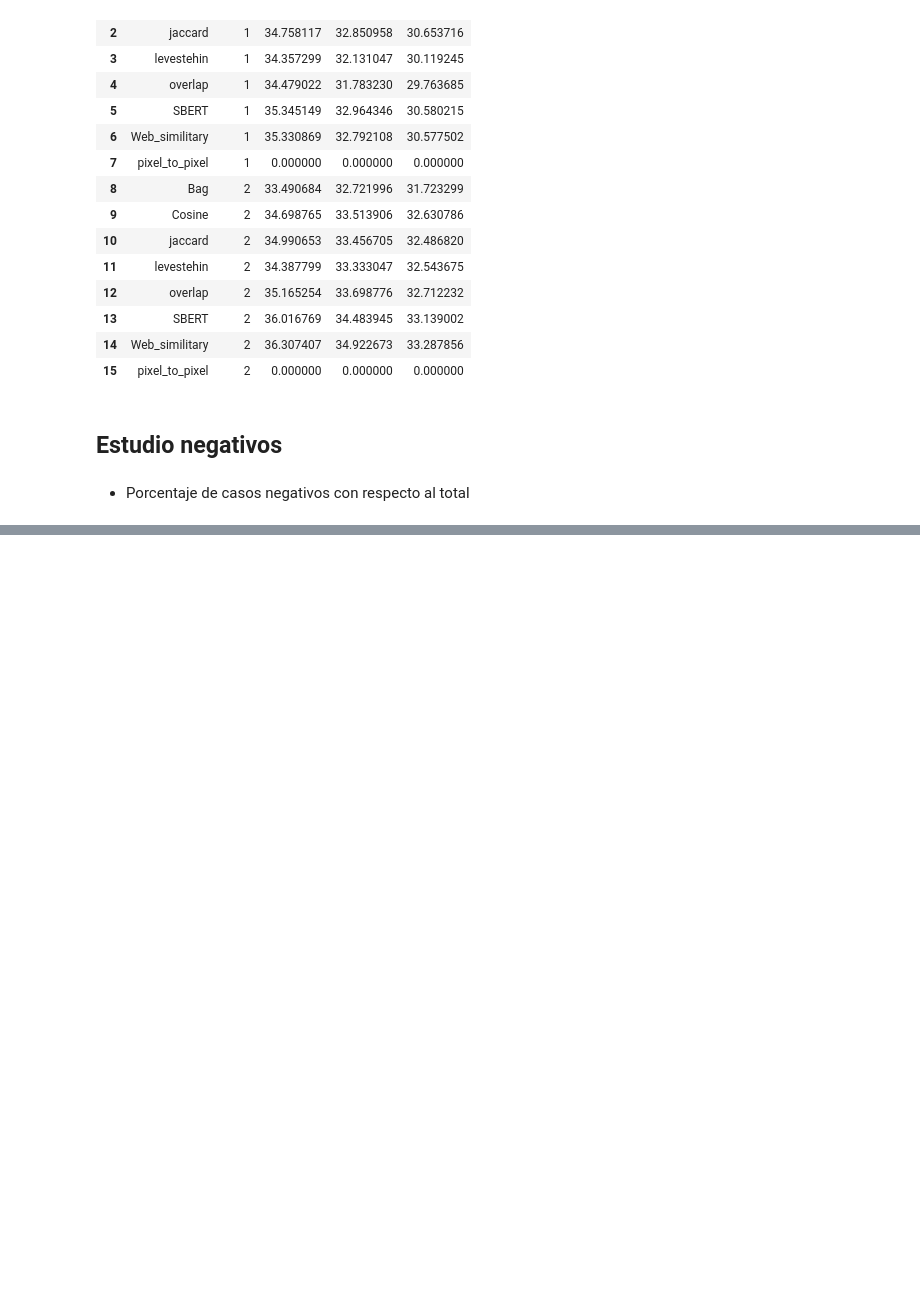
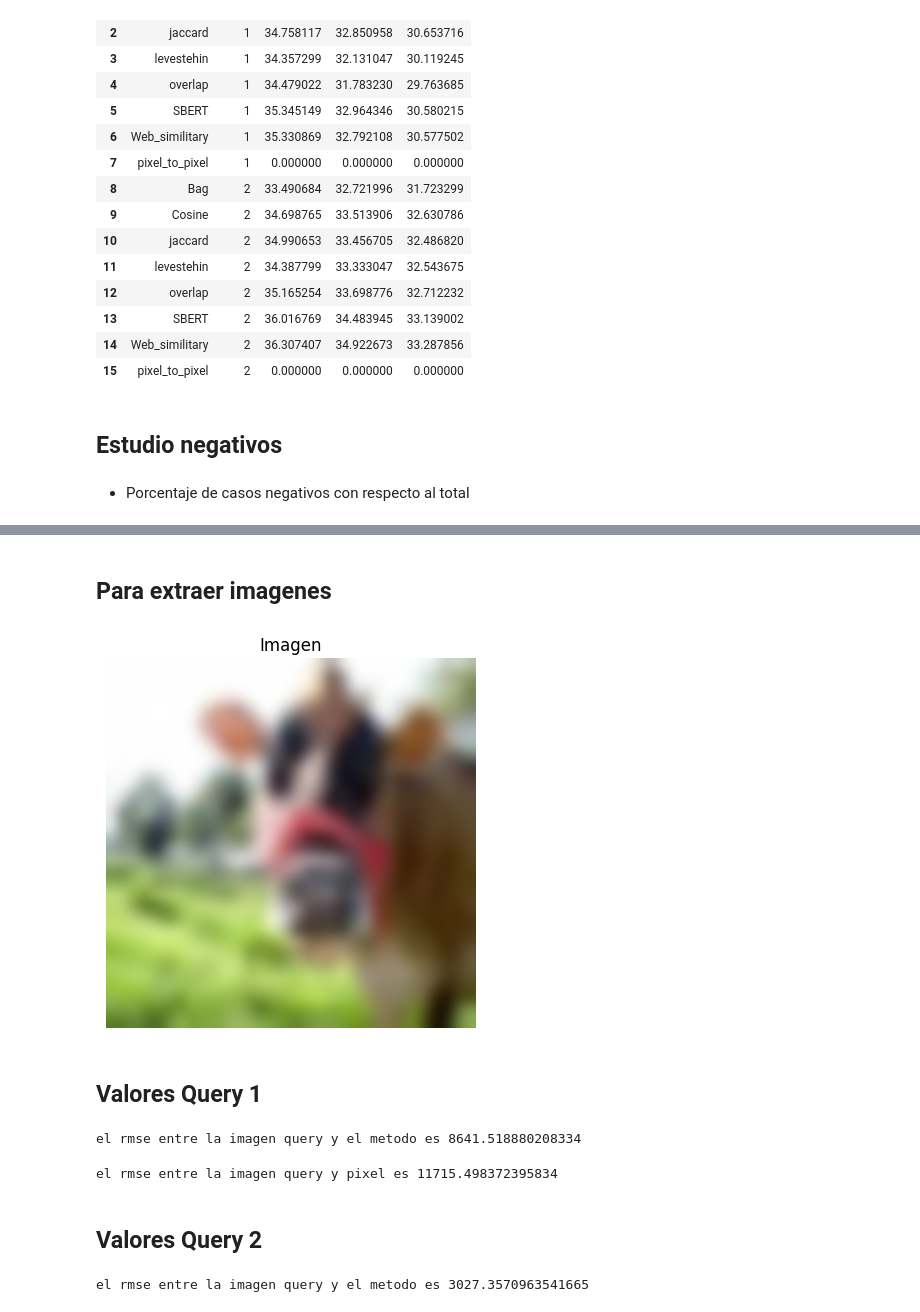
Before and after one commit to angelldavidd/Trabajo, a Jupyter notebook: Notebook/3.0 procesing-metricas_RMSE.ipynb, the cells around one changed output, grey strips where cells are left out. Saved outputs shown, nothing was run; the diff lists cells and outputs as text; code cells hidden in the pictures; blank space fills up the shorter version.

Commit message:
Estudios RMSE

```diff
--- a/Notebook/3.0 procesing-metricas_RMSE.ipynb
+++ b/Notebook/3.0 procesing-metricas_RMSE.ipynb
@@ -1349,0 +1352,2 @@ data.to_excel("Estudio_negativos_RSME.xlsx")
+# %%
+dataset=unpickle("/home/angel/Desktop/Escritorio/UCM/TFM/trabajo_local/dataset_animal_completo_info_respuesta_for_enero.pkl")
@@ -1349,0 +1374,44 @@ data.to_excel("Estudio_negativos_RSME.xlsx")
+# %% [markdown]
+## Para extraer imagenes
+# %%
+#%matplotlib notebook
+
+import matplotlib.pyplot as plt
+
+def mostrar_imagen(numero_imagen):
+    # Take the image from the dataset
+    image = numero_imagen
+    # Display the image with interpolation
+    plt.imshow(image, interpolation='bicubic')  # o use 'lanczos', 'bicubic', 'nearest' 'bilinear' para suevadad de la imagen
+    plt.title("Imagen")
+    plt.axis('off')
+    plt.show()
+
+def guardar_imagen(array_image,nombre_imagen:str):
+    from PIL import Image
+    imagen = Image.fromarray(array_image)
+    # Guardar
+    return imagen.save(nombre_imagen)
+
+mostrar_imagen(dataset[dataset["indice_main"]==0]["data_lista"].iloc[0].reshape(3,32,32).transpose(1,2,0))
+# %% [output]
+[figure, added]
+# %% [markdown]
+## Valores Query 1
+# %%
+rmse=rmse_manual(dataset[dataset["indice_main"]==0]["data_lista"].iloc[0].reshape(3,32,32).transpose(1,2,0),dataset[dataset["indice_main"]==529]["data_lista"].iloc[0].reshape(3,32,32).transpose(1,2,0))
+print(f"el rmse entre la imagen query y el metodo es {rmse}")
+# %% [output]
+el rmse entre la imagen query y el metodo es 8641.518880208334
+# %%
+rmse=rmse_manual(dataset[dataset["indice_main"]==0]["data_lista"].iloc[0].reshape(3,32,32).transpose(1,2,0),dataset[dataset["indice_main"]==762]["data_lista"].iloc[0].reshape(3,32,32).transpose(1,2,0))
+print(f"el rmse entre la imagen query y pixel es {rmse}")
+# %% [output]
+el rmse entre la imagen query y pixel es 11715.498372395834
+# %% [markdown]
+## Valores Query 2
+# %%
+rmse=rmse_manual(dataset[dataset["indice_main"]==316]["data_lista"].iloc[0].reshape(3,32,32).transpose(1,2,0),dataset[dataset["indice_main"]==85]["data_lista"].iloc[0].reshape(3,32,32).transpose(1,2,0))
+print(f"el rmse entre la imagen query y el metodo es {rmse}")
+# %% [output]
+el rmse entre la imagen query y el metodo es 3027.3570963541665
```
Also changed, not shown: parts of 9 cells of this notebook.
